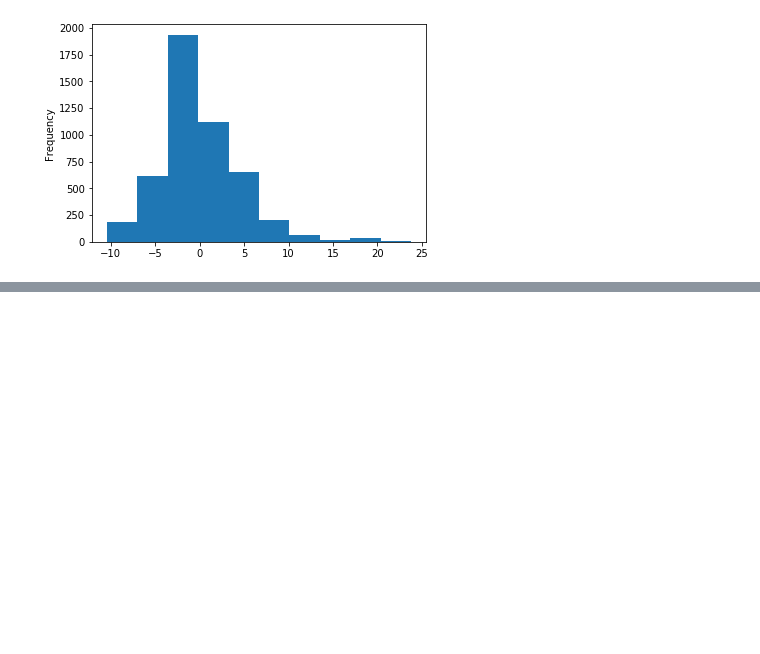
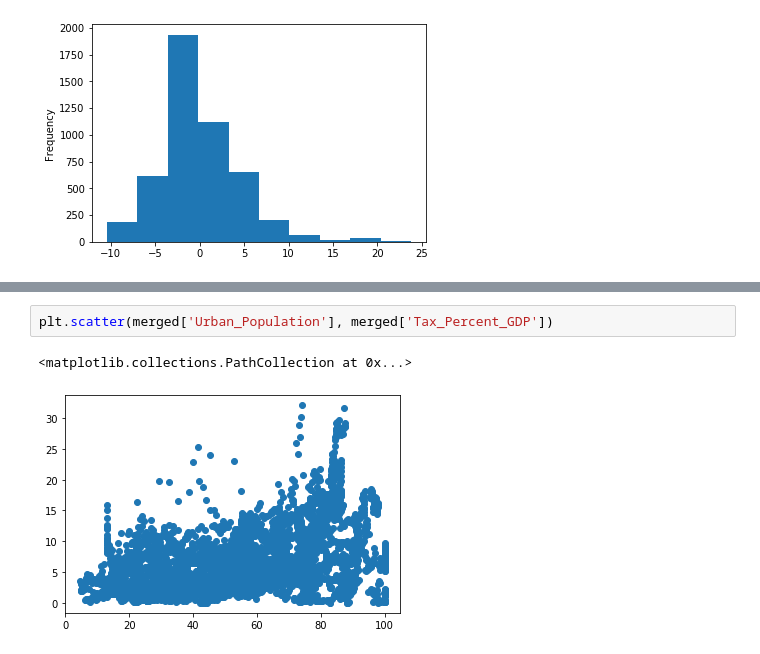
Before and after one commit to dray89/Python, a Jupyter notebook: Data Project/OLS_Regression.ipynb, the cells around one changed output, grey strips where cells are left out. Saved outputs shown, nothing was run; the diff lists cells and outputs as text; blank space fills up the shorter version.

```diff
--- a/Data Project/OLS_Regression.ipynb
+++ b/Data Project/OLS_Regression.ipynb
@@ -313,0 +316,5 @@ Adding a variable that is highly correlated with another independent variable wo
+# %%
+plt.scatter(merged['Urban_Population'], merged['Tax_Percent_GDP'])
+# %% [output]
+<matplotlib.collections.PathCollection at 0x...>
+[figure, added]
```
Also changed, not shown: parts of 3 cells of this notebook, 1 other file.
